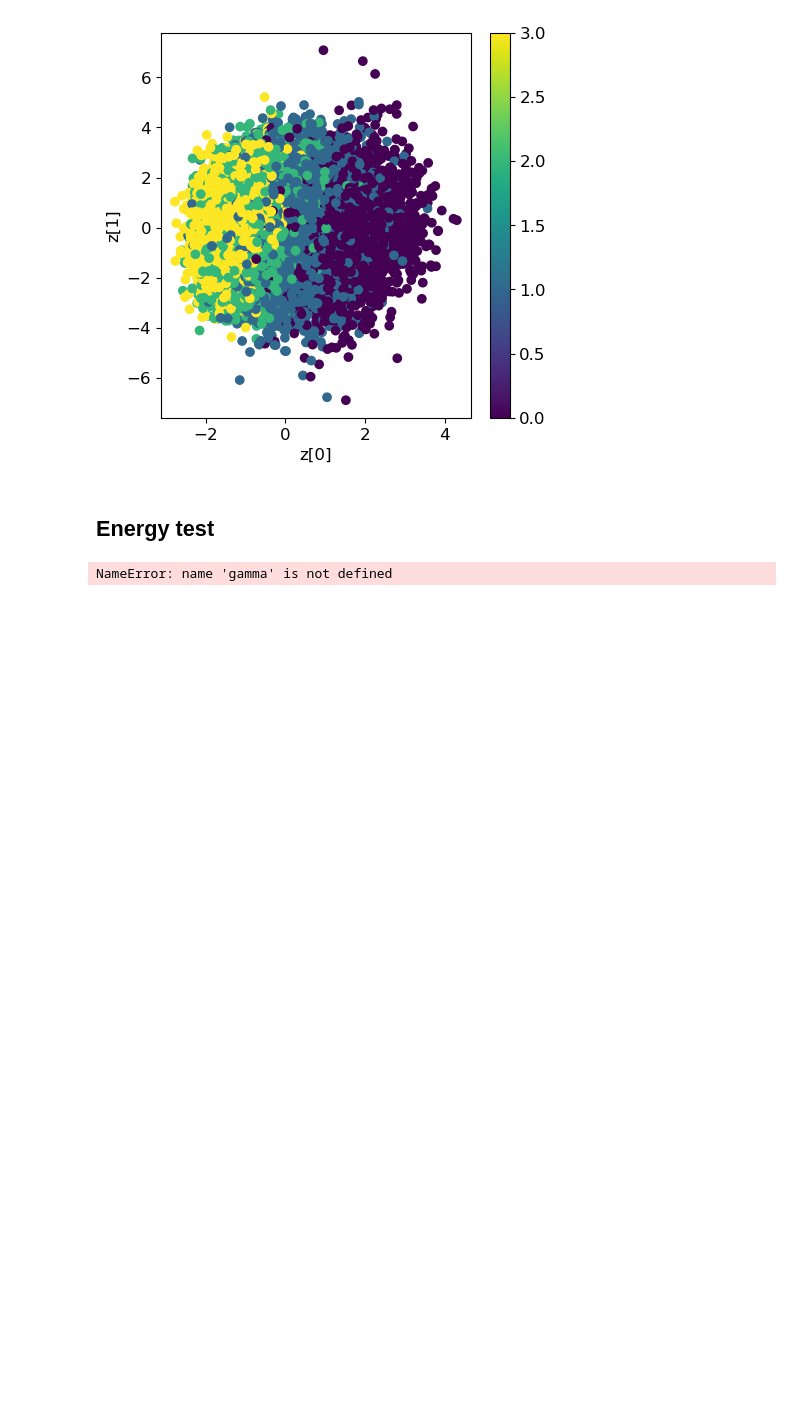
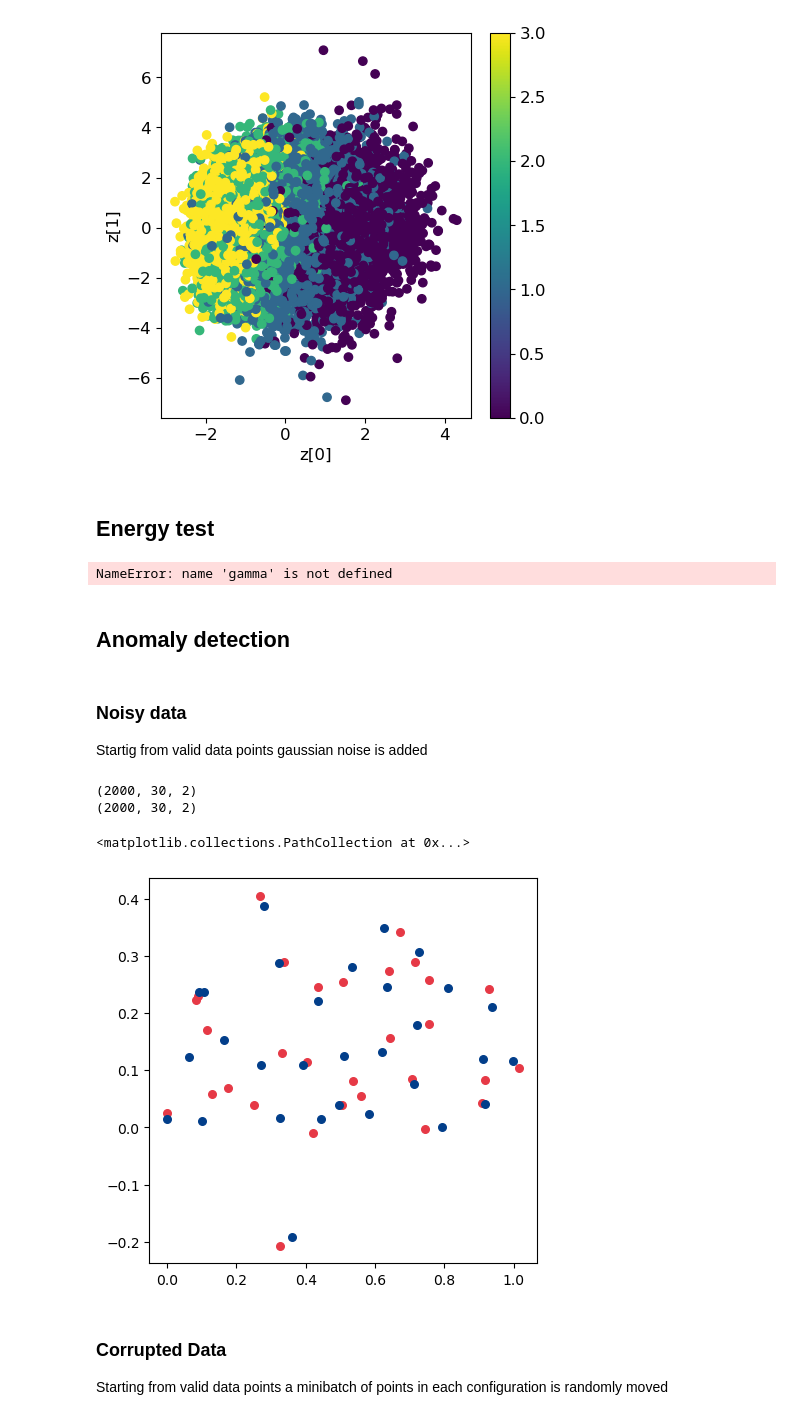
Before and after one commit to group9ine/variational-autoencoders, a Jupyter notebook: DistMatConv2D-vulture.ipynb, the cells around one changed output. Cells and saved outputs as stored; diff of their text form; code cells hidden in the pictures; blank space fills up the shorter version.

```diff
--- a/DistMatConv2D-vulture.ipynb
+++ b/DistMatConv2D-vulture.ipynb
@@ -714,3 +715,44 @@ for i in range(2):
     ax[i].set_xlabel("Potential")
     ax[i].set_ylabel("Counts per bin")
     ax[i].grid(axis="y", alpha=0.1, color="black")
+# %% [markdown]
+## Anomaly detection
+# %% [markdown]
+### Noisy data
+Startig from valid data points gaussian noise is added
+# %%
+print(noise_conf.shape)
+
+x = npr.normal(0,1,(noise_conf.shape))
+print(x.shape)
+# %% [output]
+(2000, 30, 2)
+(2000, 30, 2)
+# %%
+noisy_size = 2000
+noise_conf = np.copy(testset_conf[:noisy_size])
+
+noise_conf = noise_conf + npr.normal(0,0.02,(noise_conf.shape))
+
+ind = 70
+fig = plt.figure(figsize=(5, 5))
+ax = fig.add_subplot()
+l = np.sqrt(2)
+ax.scatter(
+    noise_conf[ind, :, 0] * l,
+    noise_conf[ind, :, 1] * l,
+    s=30,
+    c="#e63946",
+)
+ax.scatter(
+    testset_conf[ind, :, 0] * l,
+    testset_conf[ind, :, 1] * l,
+    s=30,
+    c="#023e8a",
+)
+# %% [output]
+<matplotlib.collections.PathCollection at 0x...>
+[figure, added]
+# %% [markdown]
+### Corrupted Data
+Starting from valid data points a minibatch of points in each configuration is randomly moved
```
Also changed, not shown: parts of 4 cells of this notebook.
